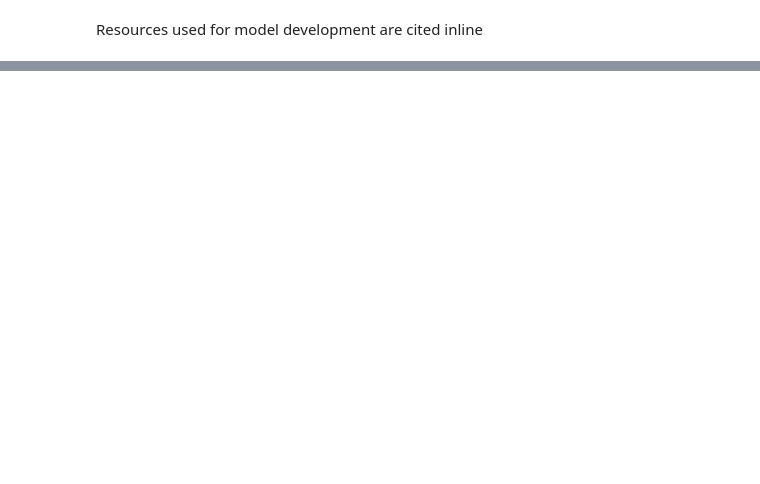
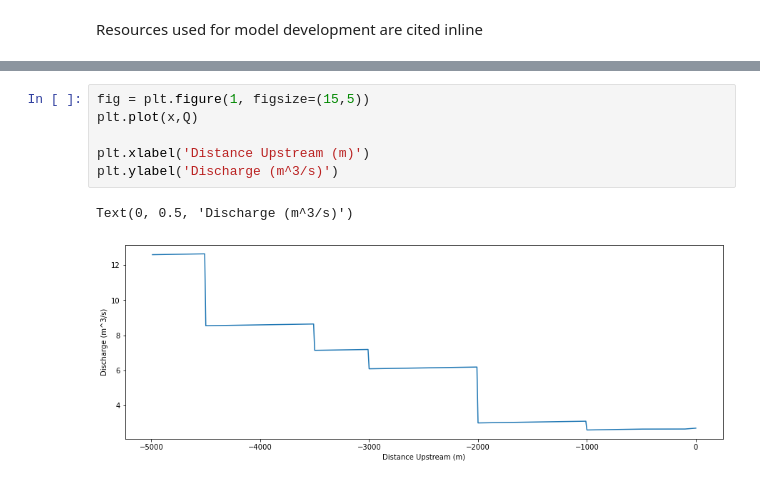
Before and after one commit to psylw/open-channel-flow-model, a Jupyter notebook: OCF_graduallyvaried.ipynb, the cells around one changed output, grey strips where cells are left out. Saved outputs shown, nothing was run; the diff lists cells and outputs as text; blank space fills up the shorter version.

```diff
--- a/OCF_graduallyvaried.ipynb
+++ b/OCF_graduallyvaried.ipynb
@@ -375,0 +727,9 @@ xgate5 =
+# %%
+fig = plt.figure(1, figsize=(15,5))
+plt.plot(x,Q)
+
+plt.xlabel('Distance Upstream (m)')
+plt.ylabel('Discharge (m^3/s)')
+# %% [output]
+Text(0, 0.5, 'Discharge (m^3/s)')
+[figure, added]
```
Also changed, not shown: parts of 89 cells of this notebook.
